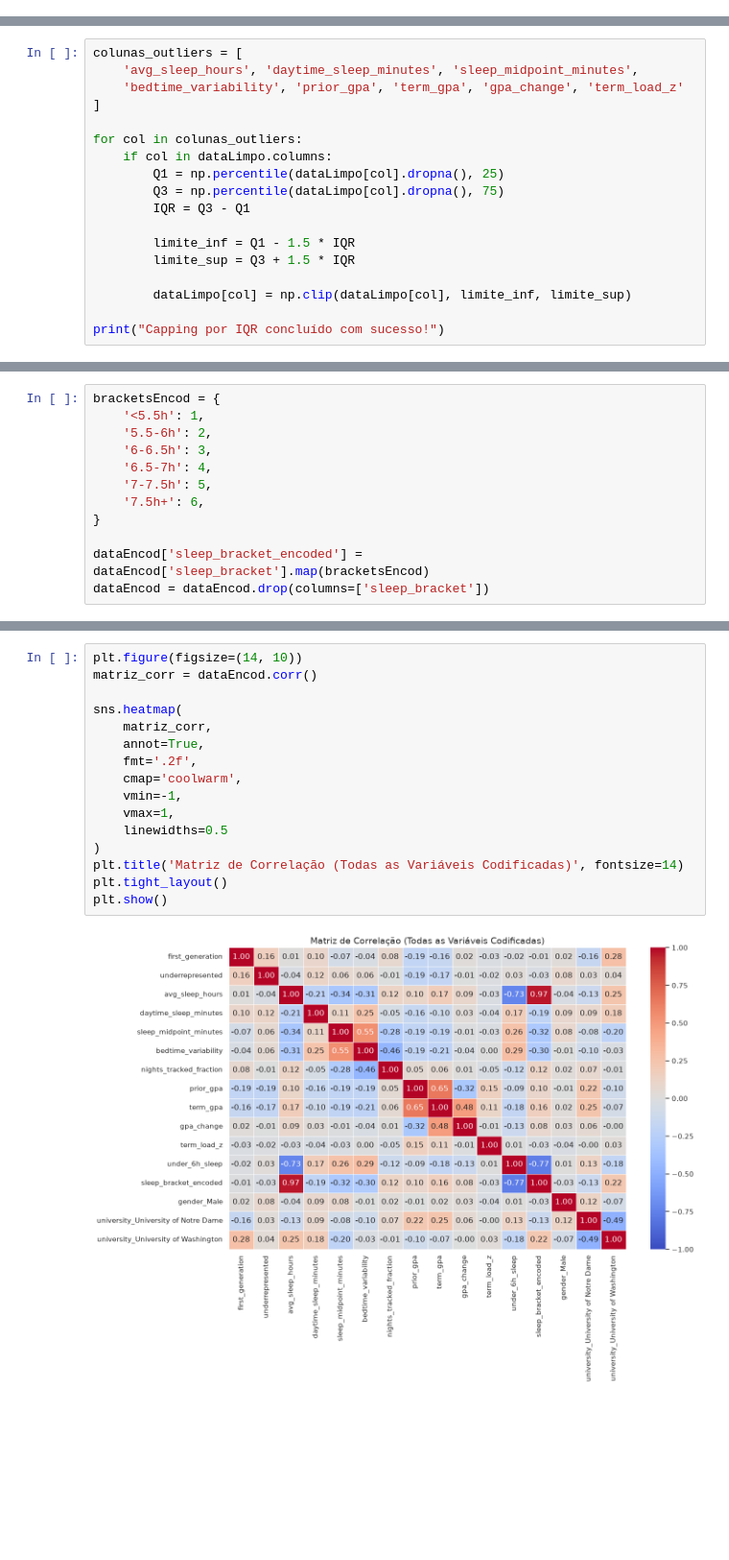
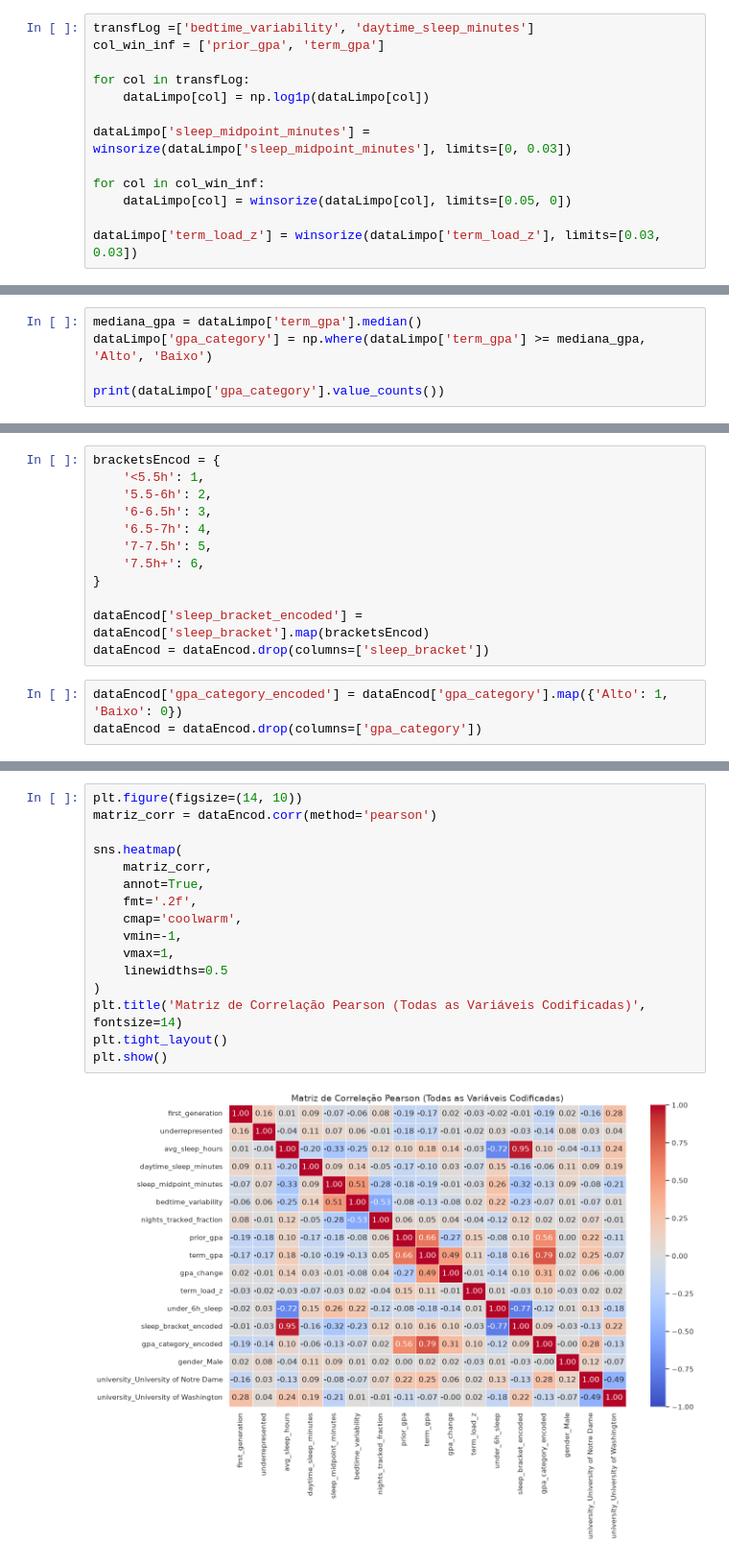
Before and after one commit to HendsMede1r0s/AnaliseDeDados, a Jupyter notebook: AnaliseDeDados/AnaliseDeDados.ipynb, the cells around one changed output, grey strips where cells are left out. Shown at 96% size. Saved outputs shown, nothing was run; the diff lists cells and outputs as text; blank space fills up the shorter version.

```diff
--- a/AnaliseDeDados/AnaliseDeDados.ipynb
+++ b/AnaliseDeDados/AnaliseDeDados.ipynb
@@ -202,3 +239,16 @@ dtype: int64
+# %%
+transfLog =['bedtime_variability', 'daytime_sleep_minutes']
+col_win_inf = ['prior_gpa', 'term_gpa']
+
+for col in transfLog:
+    dataLimpo[col] = np.log1p(dataLimpo[col])
+
+dataLimpo['sleep_midpoint_minutes'] = winsorize(dataLimpo['sleep_midpoint_minutes'], limits=[0, 0.03])
+
+for col in col_win_inf:
+    dataLimpo[col] = winsorize(dataLimpo[col], limits=[0.05, 0])
+
+dataLimpo['term_load_z'] = winsorize(dataLimpo['term_load_z'], limits=[0.03, 0.03])
 # %%
 colOut = [
     'avg_sleep_hours',
@@ -286,19 +333 @@ Outliers detectados (|Z| > 3): 4
 ----------------------------------------
-# %%
-colunas_outliers = [
-    'avg_sleep_hours', 'daytime_sleep_minutes', 'sleep_midpoint_minutes',
-    'bedtime_variability', 'prior_gpa', 'term_gpa', 'gpa_change', 'term_load_z'
-]
-
-for col in colunas_outliers:
-    if col in dataLimpo.columns:
-        Q1 = np.percentile(dataLimpo[col].dropna(), 25)
-        Q3 = np.percentile(dataLimpo[col].dropna(), 75)
-        IQR = Q3 - Q1
-
-        limite_inf = Q1 - 1.5 * IQR
-        limite_sup = Q3 + 1.5 * IQR
-
-        dataLimpo[col] = np.clip(dataLimpo[col], limite_inf, limite_sup)
-
-print("Capping por IQR concluído com sucesso!")
@@ -306,0 +334,5 @@ Capping por IQR concluído com sucesso!
+# %%
+mediana_gpa = dataLimpo['term_gpa'].median()
+dataLimpo['gpa_category'] = np.where(dataLimpo['term_gpa'] >= mediana_gpa, 'Alto', 'Baixo')
+
+print(dataLimpo['gpa_category'].value_counts())
@@ -330,6 +367,9 @@ bracketsEncod = {
 
 dataEncod['sleep_bracket_encoded'] = dataEncod['sleep_bracket'].map(bracketsEncod)
 dataEncod = dataEncod.drop(columns=['sleep_bracket'])
+# %%
+dataEncod['gpa_category_encoded'] = dataEncod['gpa_category'].map({'Alto': 1, 'Baixo': 0})
+dataEncod = dataEncod.drop(columns=['gpa_category'])
 # %%
 
 dataEncod = pd.get_dummies(dataEncod, columns=['gender', 'university'], drop_first=True, dtype=int)
@@ -372,21 +412,21 @@ dataEncod.describe()
 # %%
 plt.figure(figsize=(14, 10))
-matriz_corr = dataEncod.corr()
+matriz_corr = dataEncod.corr(method='pearson')
 
 sns.heatmap(
     matriz_corr,
     annot=True,
     fmt='.2f',
     cmap='coolwarm',
     vmin=-1,
     vmax=1,
     linewidths=0.5
 )
-plt.title('Matriz de Correlação (Todas as Variáveis Codificadas)', fontsize=14)
+plt.title('Matriz de Correlação Pearson (Todas as Variáveis Codificadas)', fontsize=14)
 plt.tight_layout()
 plt.show()
 # %% [output]
-[figure, old version]
+[figure, new version]
 # %%
 
 
```
Also changed, not shown: parts of 14 cells of this notebook, 9 other files.
